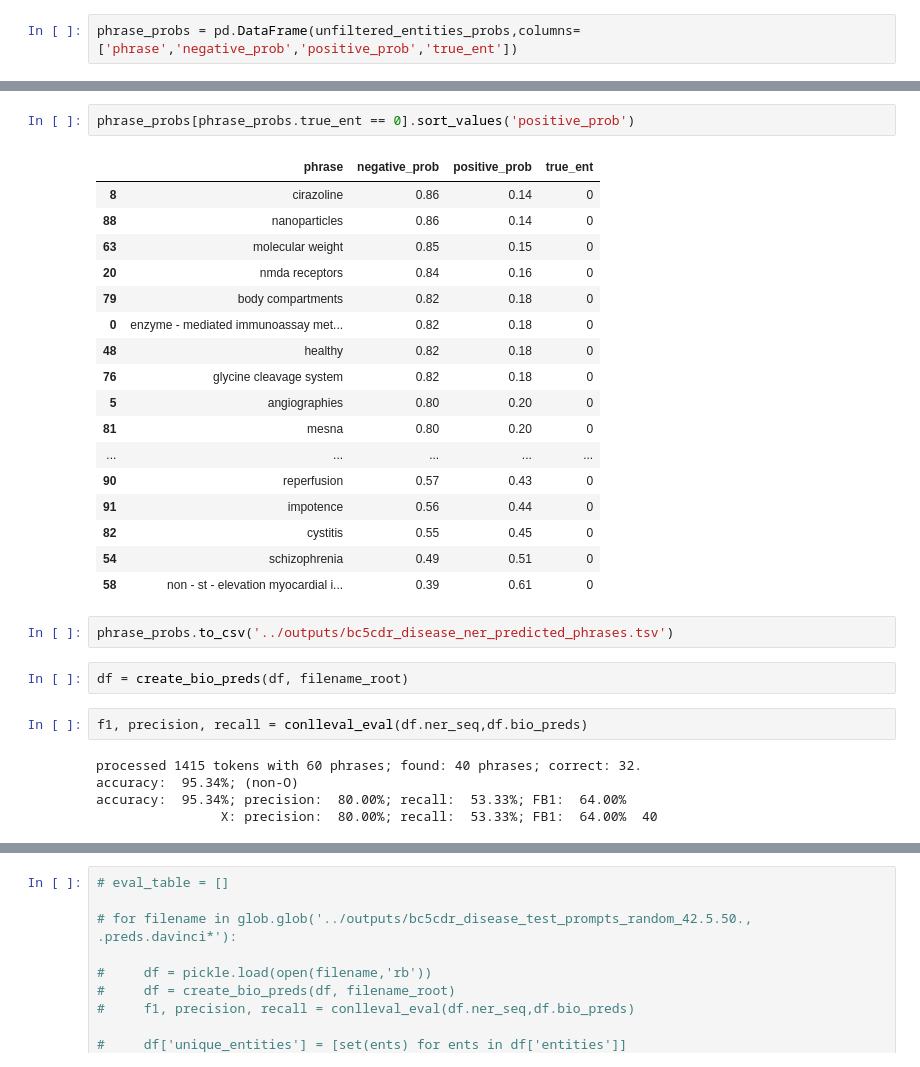
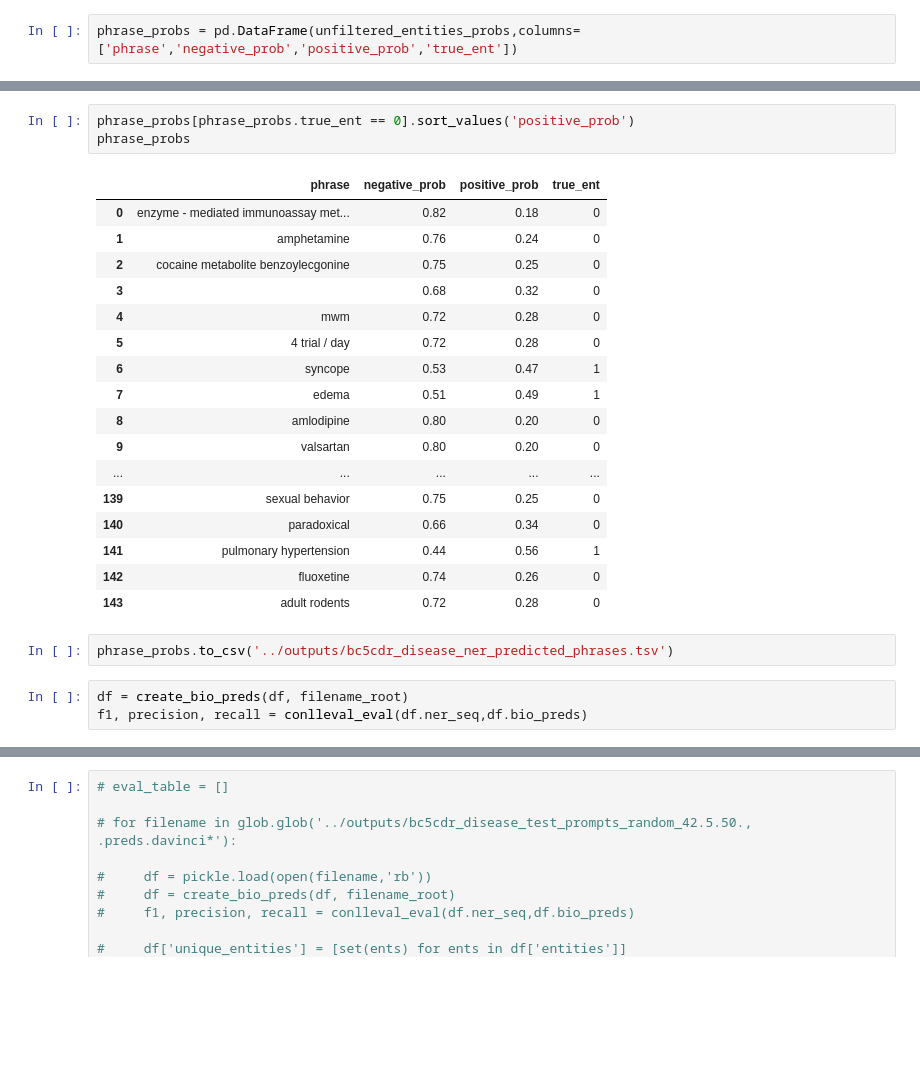
Before and after one commit to nickmcneal/biomedical-information-extraction, a Jupyter notebook: src/GPT-3 Evaluation.ipynb, the cells around one changed output, grey strips where cells are left out. Drawn from its saved outputs; the diff is of its cells as text; blank space fills up the shorter version.

```diff
--- a/src/GPT-3 Evaluation.ipynb
+++ b/src/GPT-3 Evaluation.ipynb
@@ -209,31 +224,26 @@ array([[<AxesSubplot:title={'center':'positive_prob'}>]], dtype=object)
 # %%
 phrase_probs[phrase_probs.true_ent == 0].sort_values('positive_prob')
+phrase_probs
 # %% [output]
 |  | phrase | negative_prob | positive_prob | true_ent |
-| 8 | cirazoline | 0.86 | 0.14 | 0 |
-| 88 | nanoparticles | 0.86 | 0.14 | 0 |
-| 63 | molecular weight | 0.85 | 0.15 | 0 |
-| 20 | nmda receptors | 0.84 | 0.16 | 0 |
-| 79 | body compartments | 0.82 | 0.18 | 0 |
 | 0 | enzyme - mediated immunoassay met... | 0.82 | 0.18 | 0 |
-| 48 | healthy | 0.82 | 0.18 | 0 |
-| 76 | glycine cleavage system | 0.82 | 0.18 | 0 |
-| 5 | angiographies | 0.80 | 0.20 | 0 |
-| 81 | mesna | 0.80 | 0.20 | 0 |
+| 1 | amphetamine | 0.76 | 0.24 | 0 |
+| 2 | cocaine metabolite benzoylecgonine | 0.75 | 0.25 | 0 |
+| 3 |  | 0.68 | 0.32 | 0 |
+| 4 | mwm | 0.72 | 0.28 | 0 |
+| 5 | 4 trial / day | 0.72 | 0.28 | 0 |
+| 6 | syncope | 0.53 | 0.47 | 1 |
+| 7 | edema | 0.51 | 0.49 | 1 |
+| 8 | amlodipine | 0.80 | 0.20 | 0 |
+| 9 | valsartan | 0.80 | 0.20 | 0 |
 | ... | ... | ... | ... | ... |
-| 90 | reperfusion | 0.57 | 0.43 | 0 |
-| 91 | impotence | 0.56 | 0.44 | 0 |
-| 82 | cystitis | 0.55 | 0.45 | 0 |
-| 54 | schizophrenia | 0.49 | 0.51 | 0 |
-| 58 | non - st - elevation myocardial i... | 0.39 | 0.61 | 0 |
+| 139 | sexual behavior | 0.75 | 0.25 | 0 |
+| 140 | paradoxical | 0.66 | 0.34 | 0 |
+| 141 | pulmonary hypertension | 0.44 | 0.56 | 1 |
+| 142 | fluoxetine | 0.74 | 0.26 | 0 |
+| 143 | adult rodents | 0.72 | 0.28 | 0 |
 # %%
 phrase_probs.to_csv('../outputs/bc5cdr_disease_ner_predicted_phrases.tsv')
 # %%
 df = create_bio_preds(df, filename_root)
+f1, precision, recall = conlleval_eval(df.ner_seq,df.bio_preds)
-# %%
-f1, precision, recall = conlleval_eval(df.ner_seq,df.bio_preds)
-# %% [output]
-processed 1415 tokens with 60 phrases; found: 40 phrases; correct: 32.
-accuracy:  95.34%; (non-O)
-accuracy:  95.34%; precision:  80.00%; recall:  53.33%; FB1:  64.00%
-                X: precision:  80.00%; recall:  53.33%; FB1:  64.00%  40
```
Also changed, not shown: parts of 9 cells of this notebook, 17 other files.
